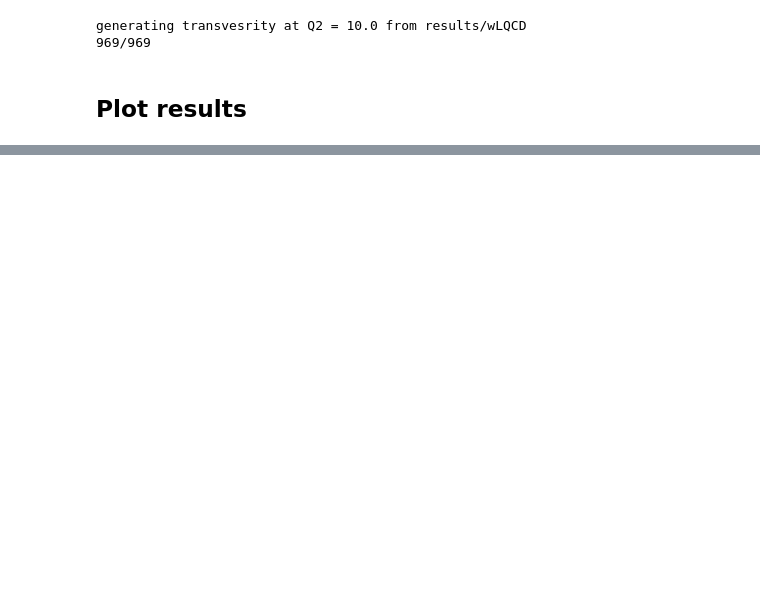
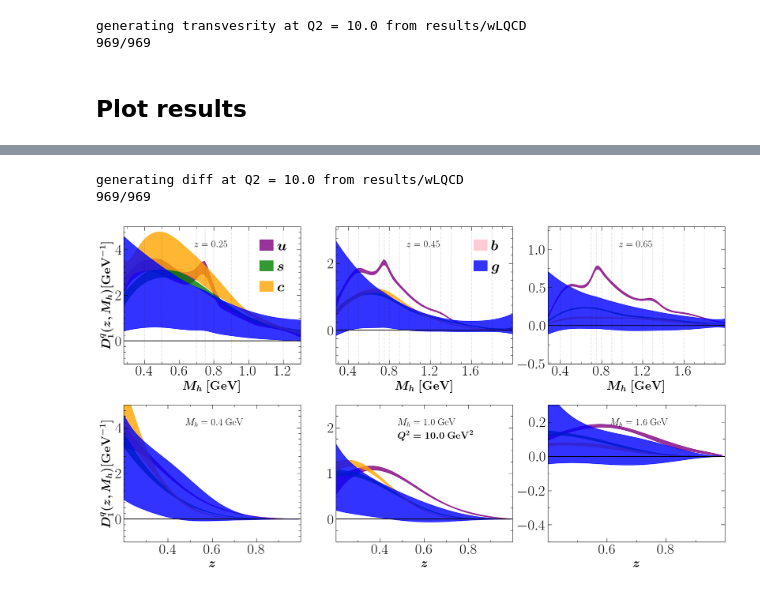
Before and after one commit to prokudin/JAMDiFF_library, a Jupyter notebook: JAMDiFF_Library.ipynb, the cells around one changed output, grey strips where cells are left out. Saved outputs shown, nothing was run; the diff lists cells and outputs as text; code cells hidden in the pictures; blank space fills up the shorter version.

```diff
--- a/JAMDiFF_Library.ipynb
+++ b/JAMDiFF_Library.ipynb
@@ -141,0 +175,4 @@ plt.show()
+# %%
+Z=np.linspace(0.19,0.99,20)  # Choose the range of z to generate
+M=np.linspace(0.28,2.05,50)  # Choose the range of M (GeV) to generate
+Q2 = 10.                     # Choose the value of Q^2 (GeV^2)
@@ -141,0 +266,5 @@ plt.show()
+# %%
+unpolarizedDiFFs = get_diFF(Z,M,Q2,wdir)
+# %% [output]
+generating diff at Q2 = 10.0 from results/wLQCD
+969/969
@@ -141,0 +506,4 @@ plt.show()
+# %%
+plot_diFF(unpolarizedDiFFs,Q2)
+# %% [output]
+[figure, added]
```
Also changed, not shown: parts of 14 cells of this notebook.
